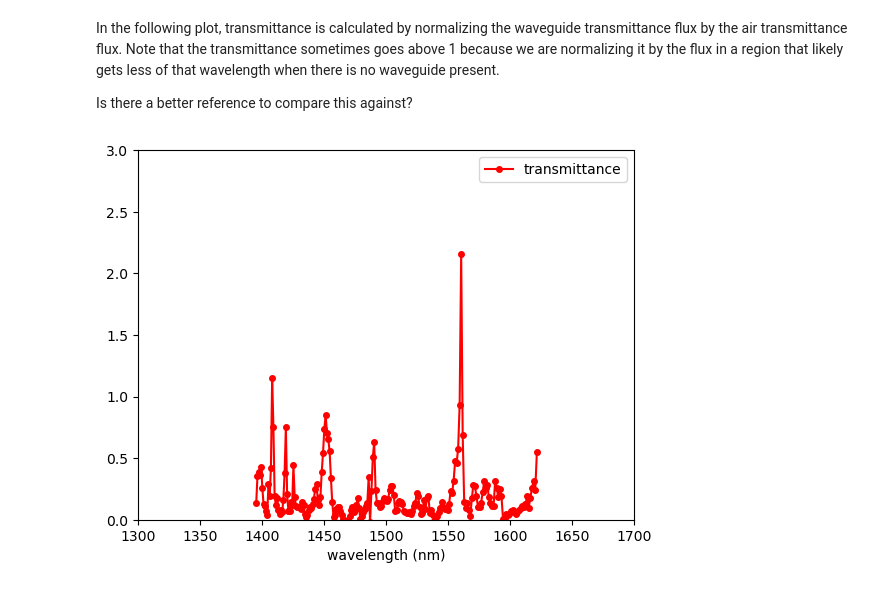
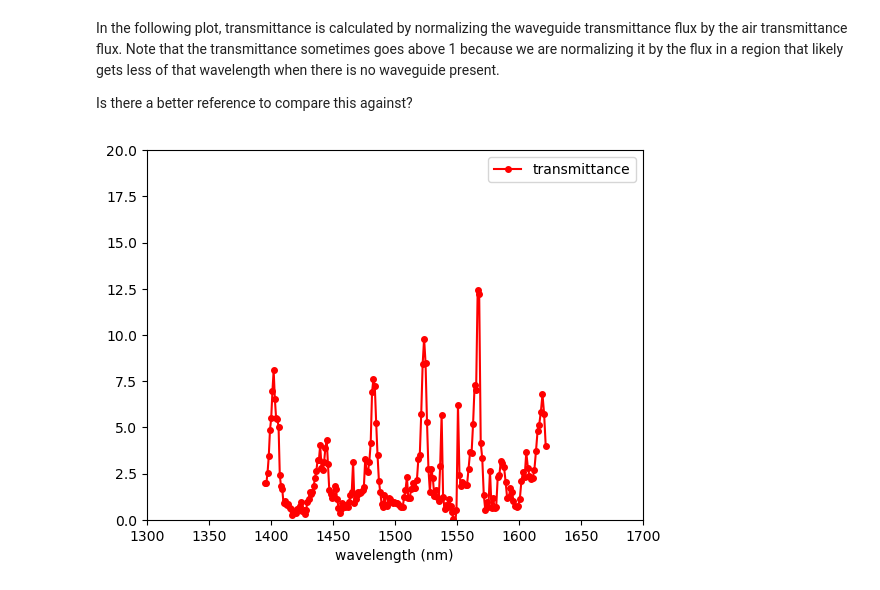
Before and after one commit to anthony-zhou/waveguide, a Jupyter notebook: transmission.ipynb, the cells around one changed output. Drawn from its saved outputs; the diff is of its cells as text; code cells hidden in the pictures.

```diff
--- a/transmission.ipynb
+++ b/transmission.ipynb
@@ -13,10 +13,10 @@ We want to model a photonic crystal with lattice constant *a* = 0.420 microns.
 
 For now, we ignore thickness and treat the crystal as a 2-dimensional structure.
 # %%
-resolution = 25
+resolution = 20
 a = 0.420
-w = 12
-h = 8
+w = 15
+h = 10
 d = 0.26
 r = 0.3 * a
 default_material = mp.Medium(epsilon=10.4329)
@@ -74,7 +74,7 @@ df = 0.1     # pulse width (in frequency)
 sources = [mp.Source(mp.GaussianSource(fcen,fwidth=df),
                      component=mp.Ez,
                      center=mp.Vector3(),
-                     size=mp.Vector3(0,w,0))]
+                     size=mp.Vector3(0,a,0))]
 # %%
 sim = mp.Simulation(cell_size=cell,
                     boundary_layers=pml_layers,
@@ -113,8 +113,8 @@ First, we compute the transmittance from the structure itself.
 # %%
 nfreq = 200  # number of frequencies at which to compute flux
 
-# transmitted flux (across a 3a tall line, 0.1 micron to the right of the waveguide)
-tran_fr = mp.FluxRegion(center=mp.Vector3(w / 2 + 0.1, 0, 0), size=mp.Vector3(0,3*a,0))
+# transmitted flux (across a 3a tall line, 0.1 micron from the right edge of the waveguide)
+tran_fr = mp.FluxRegion(center=mp.Vector3(w / 2 - 0.1, 0, 0), size=mp.Vector3(0, h/4,0))
 tran = sim.add_flux(fcen, df, nfreq, tran_fr)
 
 sim.plot2D()
@@ -169,7 +169,10 @@ For our reference transmittance, we define a cell with the same dimensions that
 # %%
 sim.reset_meep()
 geometry = []
-
+# geometry = [mp.Block(size=mp.Vector3(w, h, mp.inf),
+#                      center=mp.Vector3(),
+#                      material=default_material),
+#                      ]
 sim = mp.Simulation(cell_size=cell,
                     boundary_layers=pml_layers,
                     geometry=geometry,
@@ -177,7 +180,7 @@ sim = mp.Simulation(cell_size=cell,
                     resolution=resolution)
 
 
-tran_fr = mp.FluxRegion(center=mp.Vector3(w / 2 + 0.1, 0, 0), size=mp.Vector3(0,3*a,0))
+tran_fr = mp.FluxRegion(center=mp.Vector3(w / 2 - 0.1, 0, 0), size=mp.Vector3(0,h/4,0))
 tran = sim.add_flux(fcen, df, nfreq, tran_fr)
 sim.plot2D()
 # %% [output]
@@ -213,17 +216,17 @@ Is there a better reference to compare this against?
 # %%
 wl = []
 Rs = []
 Ts = []
 for i in range(nfreq):
     wl = np.append(wl, 1000 * 1/flux_freqs[i])
     Ts = np.append(Ts,waveguide_tran_flux[i]/air_tran_flux[i])
 
 if mp.am_master():
     plt.figure()
     plt.plot(wl,Ts,'ro-',label='transmittance', markersize=4)
-    plt.axis([1300, 1700, 0, 3])
+    plt.axis([1300, 1700, 0, 20])
     plt.xlabel("wavelength (nm)")
     plt.legend(loc="upper right")
     plt.show()
 # %% [output]
-[figure, old version]
+[figure, new version]
```
Also changed, not shown: parts of 5 cells of this notebook.
